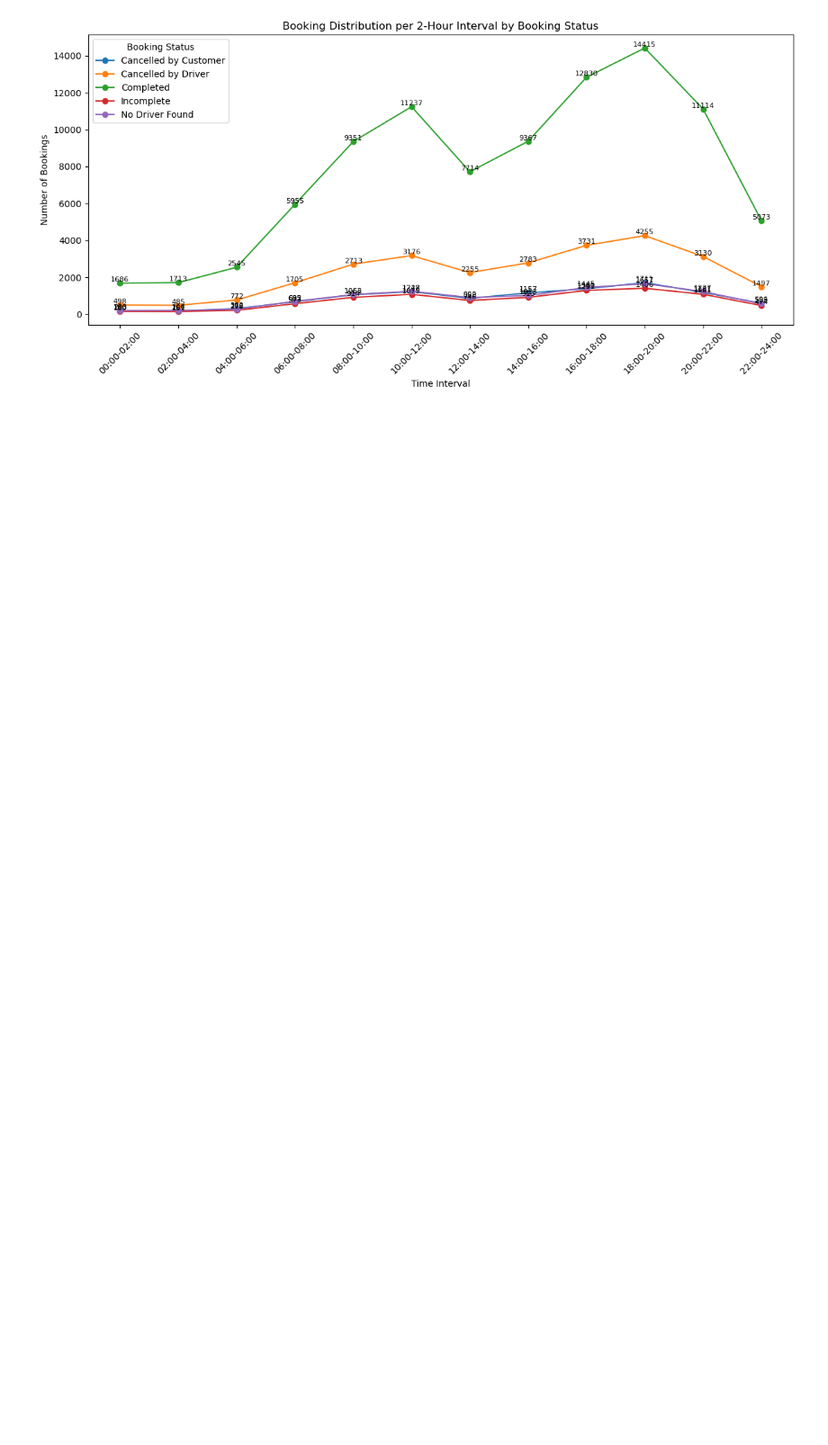
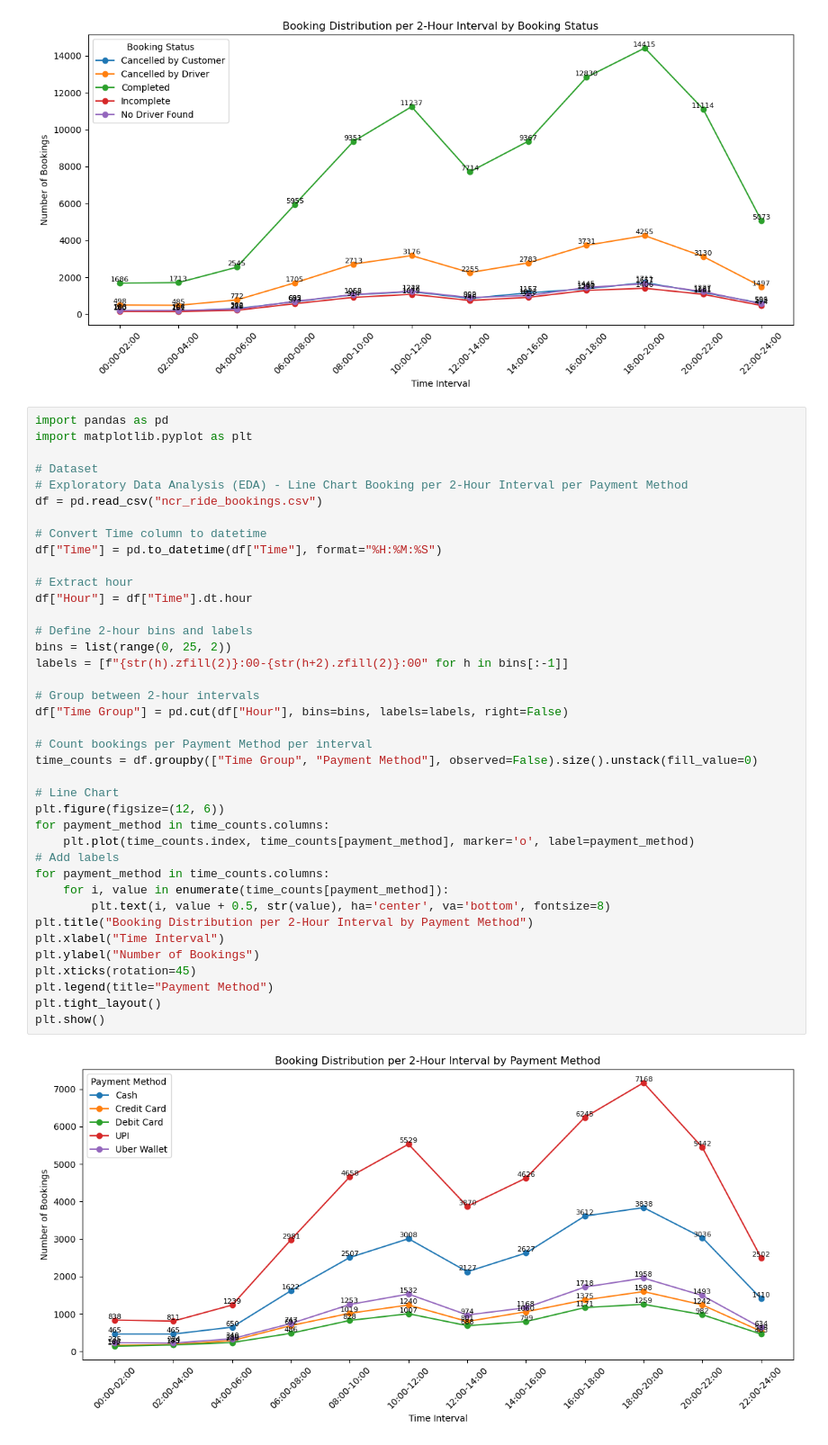
Before and after one commit to FlazeFy2/DS-Uber_Data_Analytics_Dashboard, a Jupyter notebook: exploratory data analysis-line.ipynb, the cells around one changed output. Shown at 90% size. Cells and saved outputs as stored; diff of their text form; blank space fills up the shorter version.

Commit message:
[DS] Exploratory Data Analysis (EDA) - Line Chart Booking per 2-Hour Interval per Payment Method

```diff
--- a/exploratory data analysis-line.ipynb
+++ b/exploratory data analysis-line.ipynb
@@ -80,3 +80,44 @@ plt.tight_layout()
 plt.show()
 # %% [output]
 [figure]
+# %%
+import pandas as pd
+import matplotlib.pyplot as plt
+
+# Dataset
+# Exploratory Data Analysis (EDA) - Line Chart Booking per 2-Hour Interval per Payment Method
+df = pd.read_csv("ncr_ride_bookings.csv")
+
+# Convert Time column to datetime
+df["Time"] = pd.to_datetime(df["Time"], format="%H:%M:%S")
+
+# Extract hour
+df["Hour"] = df["Time"].dt.hour
+
+# Define 2-hour bins and labels
+bins = list(range(0, 25, 2))
+labels = [f"{str(h).zfill(2)}:00-{str(h+2).zfill(2)}:00" for h in bins[:-1]]
+
+# Group between 2-hour intervals
+df["Time Group"] = pd.cut(df["Hour"], bins=bins, labels=labels, right=False)
+
+# Count bookings per Payment Method per interval
+time_counts = df.groupby(["Time Group", "Payment Method"], observed=False).size().unstack(fill_value=0)
+
+# Line Chart
+plt.figure(figsize=(12, 6))
+for payment_method in time_counts.columns:
+    plt.plot(time_counts.index, time_counts[payment_method], marker='o', label=payment_method)
+# Add labels
+for payment_method in time_counts.columns:
+    for i, value in enumerate(time_counts[payment_method]):
+        plt.text(i, value + 0.5, str(value), ha='center', va='bottom', fontsize=8)
+plt.title("Booking Distribution per 2-Hour Interval by Payment Method")
+plt.xlabel("Time Interval")
+plt.ylabel("Number of Bookings")
+plt.xticks(rotation=45)
+plt.legend(title="Payment Method")
+plt.tight_layout()
+plt.show()
+# %% [output]
+[figure, added]
```
